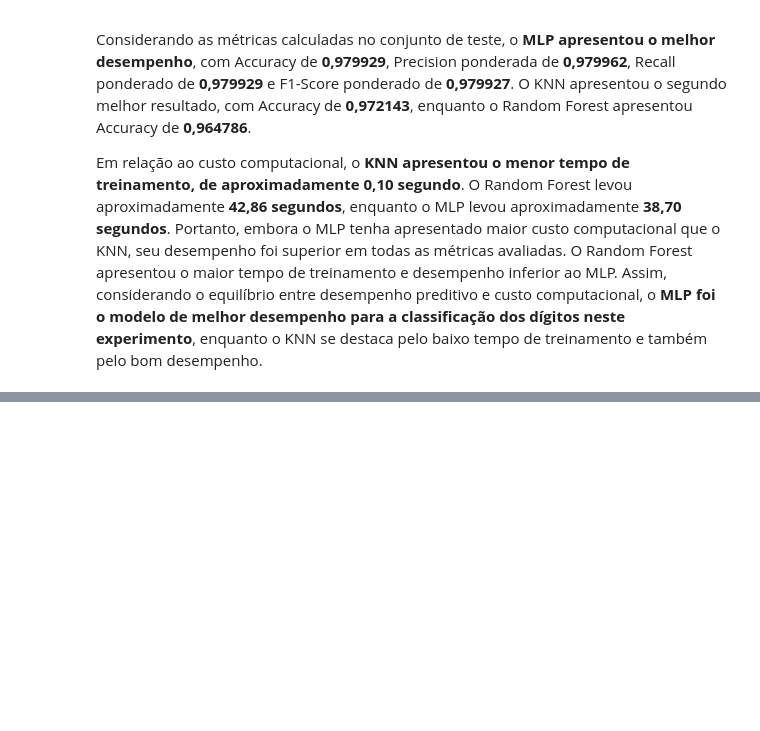
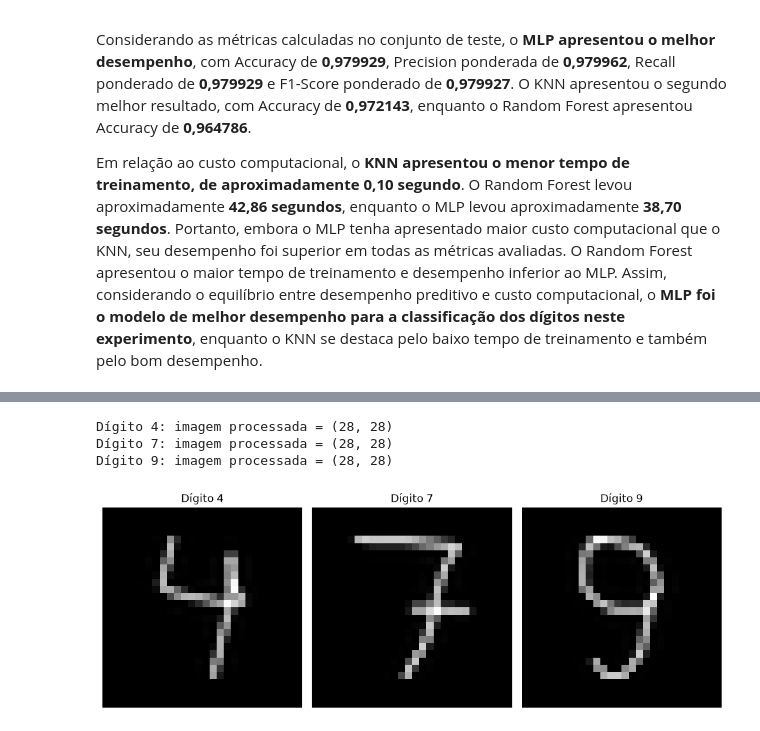
Before and after one commit to acaciarosar/digit-ai, a Jupyter notebook: digitai_mnist.ipynb, the cells around one changed output, grey strips where cells are left out. Drawn from its saved outputs; the diff is of its cells as text; code cells hidden in the pictures; blank space fills up the shorter version.

```diff
--- a/digitai_mnist.ipynb
+++ b/digitai_mnist.ipynb
@@ -447,0 +883,44 @@ Em relação ao custo computacional, o **KNN apresentou o menor tempo de treinam
+# %%
+imagens_processadas = {}
+
+for digito in ["4", "7", "9"]:
+    caminho = Path("assets") / f"digito_{digito}.png"
+
+    imagem = Image.open(caminho).convert("L")
+
+    imagens_processadas[digito] = preprocessar_imagem_mnist(imagem)
+
+    print(
+        f"Dígito {digito}: "
+        f"imagem processada = {imagens_processadas[digito].shape}"
+    )
+# %%
+imagens_processadas = {}
+
+for digito in ["4", "7", "9"]:
+    caminho = Path("assets") / f"digito_{digito}.png"
+
+    imagem = Image.open(caminho).convert("L")
+
+    imagens_processadas[digito] = preprocessar_imagem_mnist(imagem)
+
+    print(
+        f"Dígito {digito}: "
+        f"imagem processada = {imagens_processadas[digito].shape}"
+    )
+# %% [output]
+Dígito 4: imagem processada = (28, 28)
+Dígito 7: imagem processada = (28, 28)
+Dígito 9: imagem processada = (28, 28)
+# %%
+fig, axes = plt.subplots(1, 3, figsize=(10, 4))
+
+for ax, digito in zip(axes, ["4", "7", "9"]):
+    ax.imshow(imagens_processadas[digito], cmap="gray")
+    ax.set_title(f"Dígito {digito}")
+    ax.axis("off")
+
+plt.tight_layout()
+plt.show()
+# %% [output]
+[figure, added]
```
Also changed, not shown: parts of 26 cells of this notebook, 3 other files.
